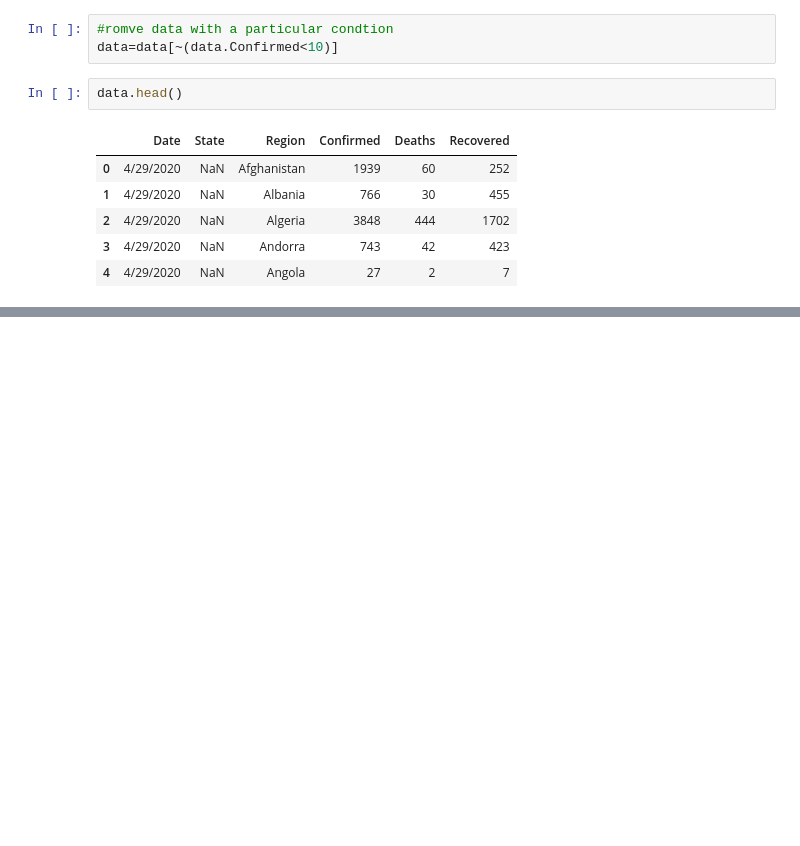
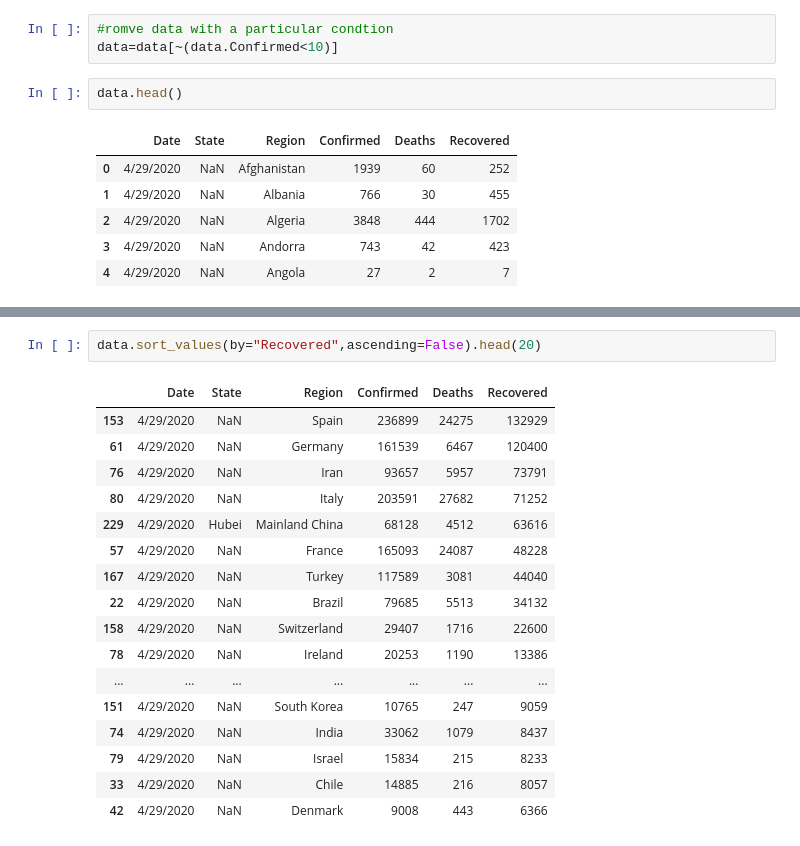
Before and after one commit to YonInsights/Project-6, a Jupyter notebook: Project-6.ipynb, the cells around one changed output, grey strips where cells are left out. Saved outputs shown, nothing was run; the diff lists cells and outputs as text; blank space fills up the shorter version.

```diff
--- a/Project-6.ipynb
+++ b/Project-6.ipynb
@@ -135,0 +224,20 @@ Name: Confirmed, Length: 180, dtype: int64
+# %%
+data.sort_values(by="Recovered",ascending=False).head(20)
+# %% [output]
+|  | Date | State | Region | Confirmed | Deaths | Recovered |
+| 153 | 4/29/2020 | NaN | Spain | 236899 | 24275 | 132929 |
+| 61 | 4/29/2020 | NaN | Germany | 161539 | 6467 | 120400 |
+| 76 | 4/29/2020 | NaN | Iran | 93657 | 5957 | 73791 |
+| 80 | 4/29/2020 | NaN | Italy | 203591 | 27682 | 71252 |
+| 229 | 4/29/2020 | Hubei | Mainland China | 68128 | 4512 | 63616 |
+| 57 | 4/29/2020 | NaN | France | 165093 | 24087 | 48228 |
+| 167 | 4/29/2020 | NaN | Turkey | 117589 | 3081 | 44040 |
+| 22 | 4/29/2020 | NaN | Brazil | 79685 | 5513 | 34132 |
+| 158 | 4/29/2020 | NaN | Switzerland | 29407 | 1716 | 22600 |
+| 78 | 4/29/2020 | NaN | Ireland | 20253 | 1190 | 13386 |
+| ... | ... | ... | ... | ... | ... | ... |
+| 151 | 4/29/2020 | NaN | South Korea | 10765 | 247 | 9059 |
+| 74 | 4/29/2020 | NaN | India | 33062 | 1079 | 8437 |
+| 79 | 4/29/2020 | NaN | Israel | 15834 | 215 | 8233 |
+| 33 | 4/29/2020 | NaN | Chile | 14885 | 216 | 8057 |
+| 42 | 4/29/2020 | NaN | Denmark | 9008 | 443 | 6366 |
```
Also changed, not shown: parts of 8 cells of this notebook.
